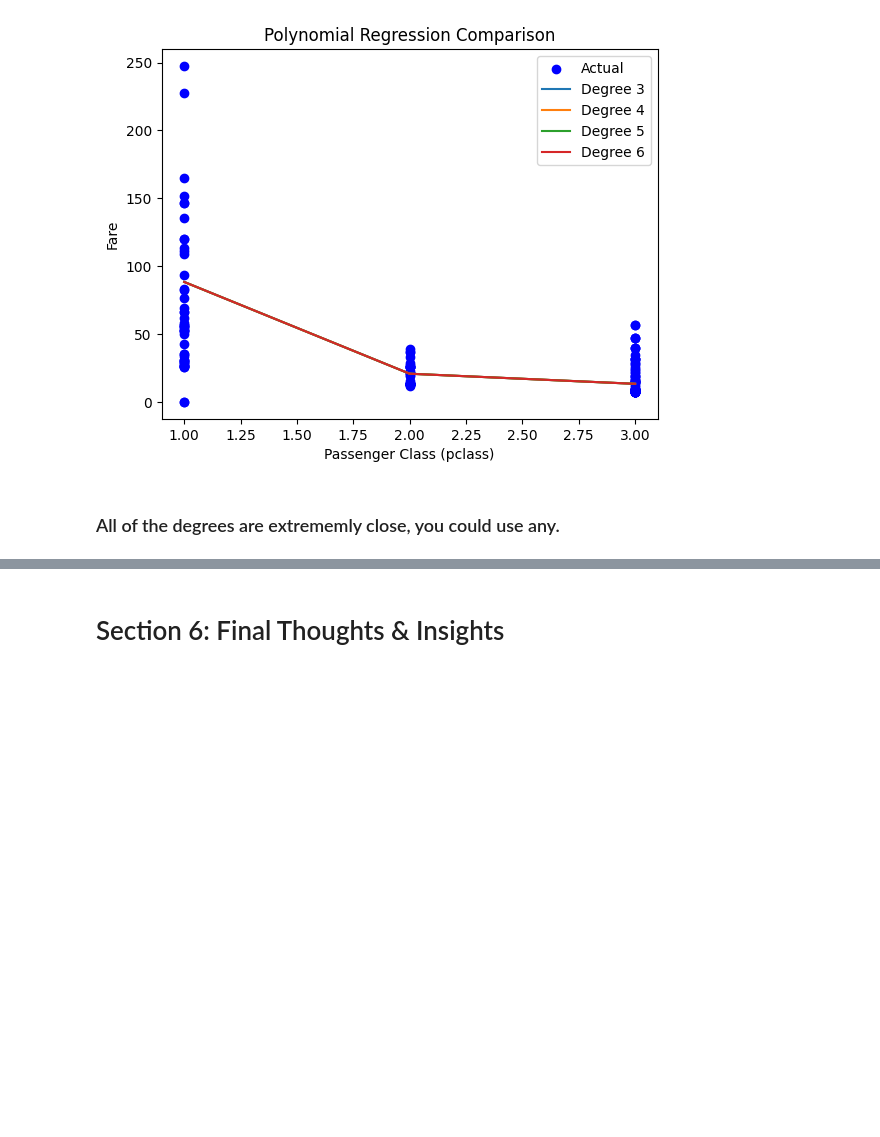
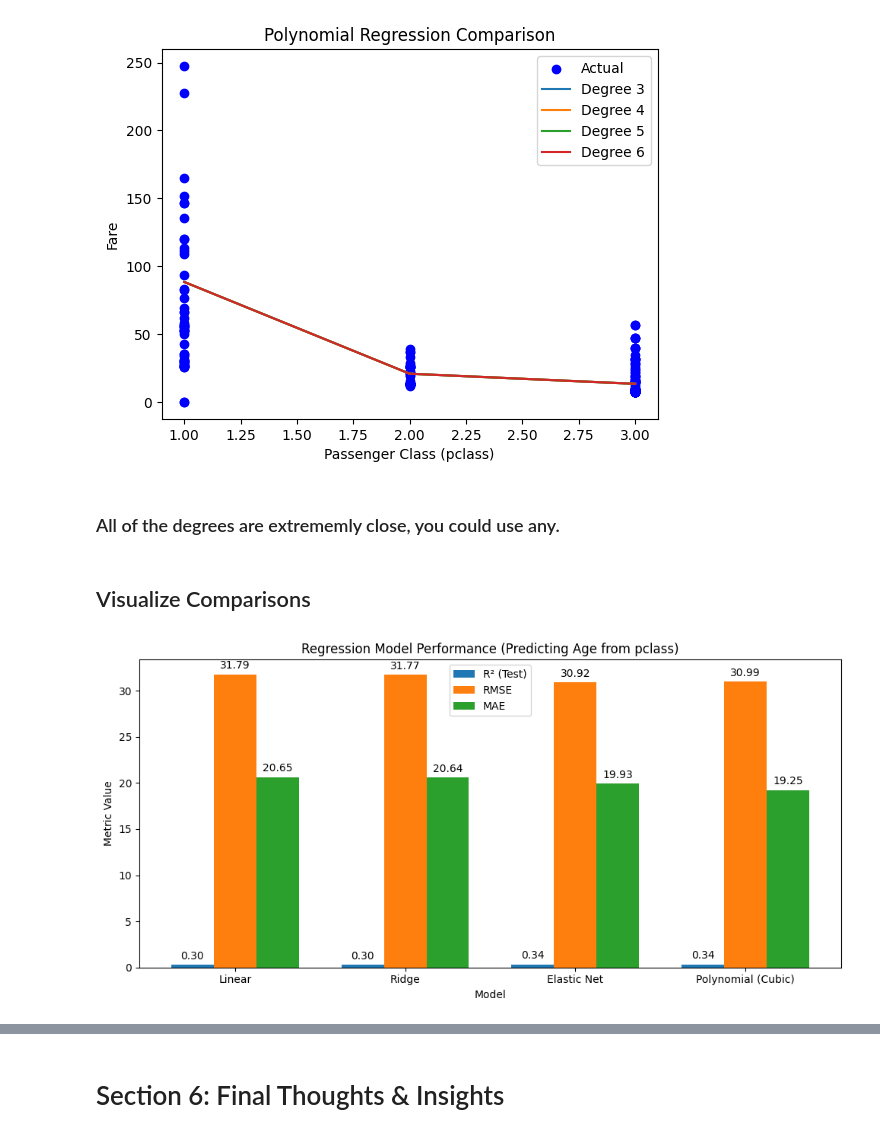
Before and after one commit to LFoster03/applied-ml-foster, a Jupyter notebook: notebooks/project04/ml04_foster.ipynb, the cells around one changed output, grey strips where cells are left out. Saved outputs shown, nothing was run; the diff lists cells and outputs as text; code cells hidden in the pictures; blank space fills up the shorter version.

```diff
--- a/notebooks/project04/ml04_foster.ipynb
+++ b/notebooks/project04/ml04_foster.ipynb
@@ -487,3 +567,50 @@ plt.show()
 [figure]
 # %% [markdown]
 ### All of the degrees are extrememly close, you could use any.
+# %% [markdown]
+## Visualize Comparisons
+# %%
+# Models and metrics
+models = ["Linear", "Ridge", "Elastic Net", "Polynomial (Cubic)"]
+r2 = [0.302, 0.302, 0.339, 0.336]
+rmse = [31.79, 31.77, 30.92, 30.99]
+mae = [20.65, 20.64, 19.93, 19.25]
+
+# X locations for groups
+x = np.arange(len(models))
+width = 0.25  # width of the bars
+
+# Create figure
+fig, ax = plt.subplots(figsize=(10,5))
+
+# Plot bars
+bars1 = ax.bar(x - width, r2, width, label="R² (Test)")
+bars2 = ax.bar(x, rmse, width, label="RMSE")
+bars3 = ax.bar(x + width, mae, width, label="MAE")
+
+# Labels and title
+ax.set_xlabel("Model")
+ax.set_ylabel("Metric Value")
+ax.set_title("Regression Model Performance (Predicting Age from pclass)")
+ax.set_xticks(x)
+ax.set_xticklabels(models)
+ax.legend()
+
+# Annotate bar values
+def annotate_bars(bars):
+    for bar in bars:
+        height = bar.get_height()
+        ax.annotate(f"{height:.2f}",
+                    xy=(bar.get_x() + bar.get_width() / 2, height),
+                    xytext=(0,3),
+                    textcoords="offset points",
+                    ha="center", va="bottom")
+
+annotate_bars(bars1)
+annotate_bars(bars2)
+annotate_bars(bars3)
+
+plt.tight_layout()
+plt.show()
+# %% [output]
+[figure, added]
```
Also changed, not shown: parts of 3 cells of this notebook.
